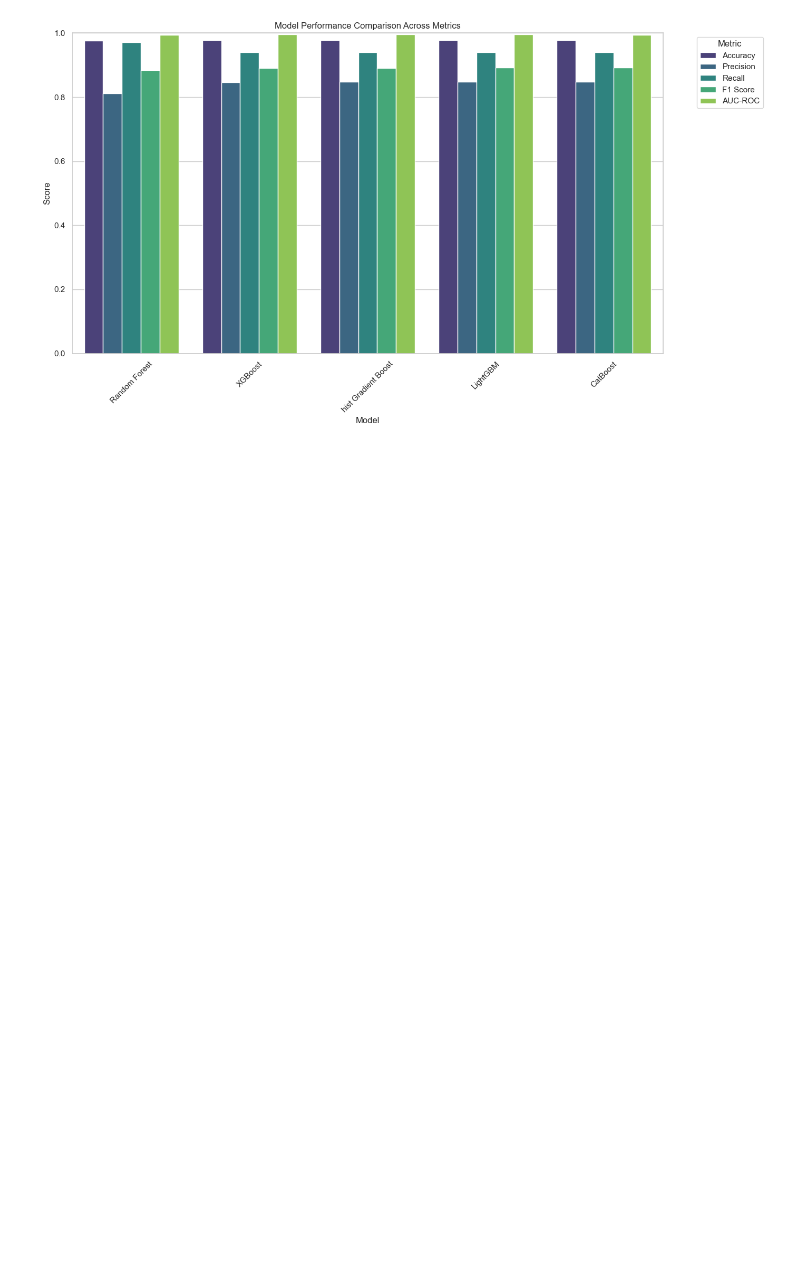
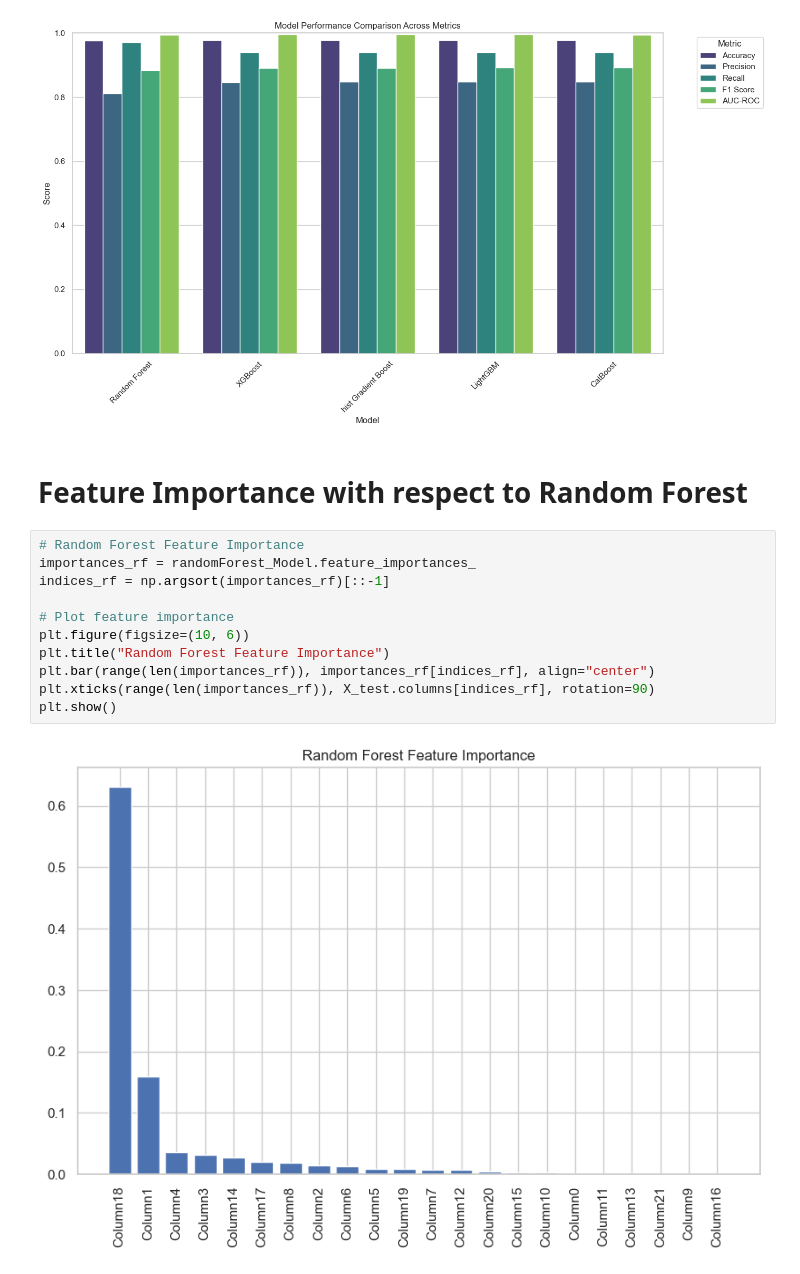
Before and after one commit to Periya-Samy-01/GSTN, a Jupyter notebook: ensemble_models_evaluation.ipynb, the cells around one changed output. Cells and saved outputs as stored; diff of their text form; blank space fills up the shorter version.

```diff
--- a/ensemble_models_evaluation.ipynb
+++ b/ensemble_models_evaluation.ipynb
@@ -160,3 +160,18 @@ plt.tight_layout()
 plt.show()
 # %% [output]
 [figure]
+# %% [markdown]
+# Feature Importance with respect to Random Forest
+# %%
+# Random Forest Feature Importance
+importances_rf = randomForest_Model.feature_importances_
+indices_rf = np.argsort(importances_rf)[::-1]
+
+# Plot feature importance
+plt.figure(figsize=(10, 6))
+plt.title("Random Forest Feature Importance")
+plt.bar(range(len(importances_rf)), importances_rf[indices_rf], align="center")
+plt.xticks(range(len(importances_rf)), X_test.columns[indices_rf], rotation=90)
+plt.show()
+# %% [output]
+[figure, added]
```
Also changed, not shown: parts of 2 cells of this notebook, 10 other files.
